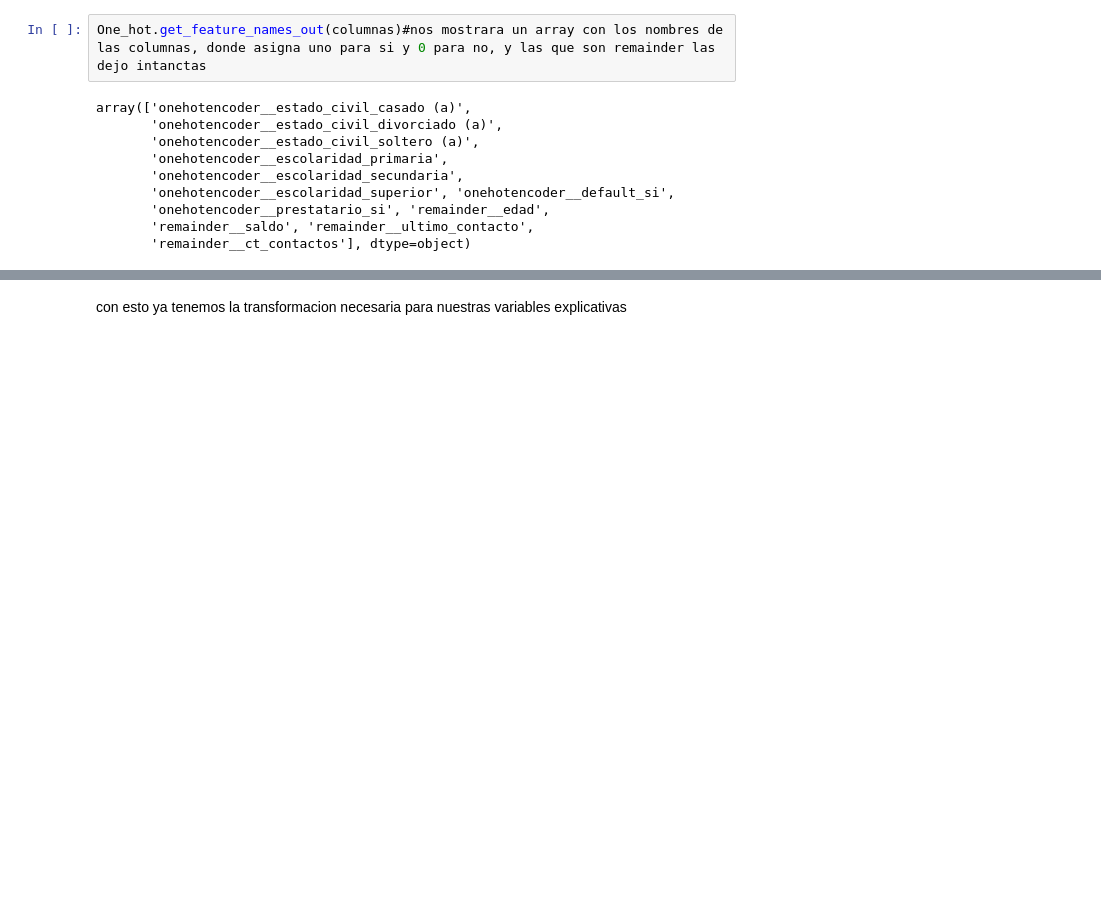
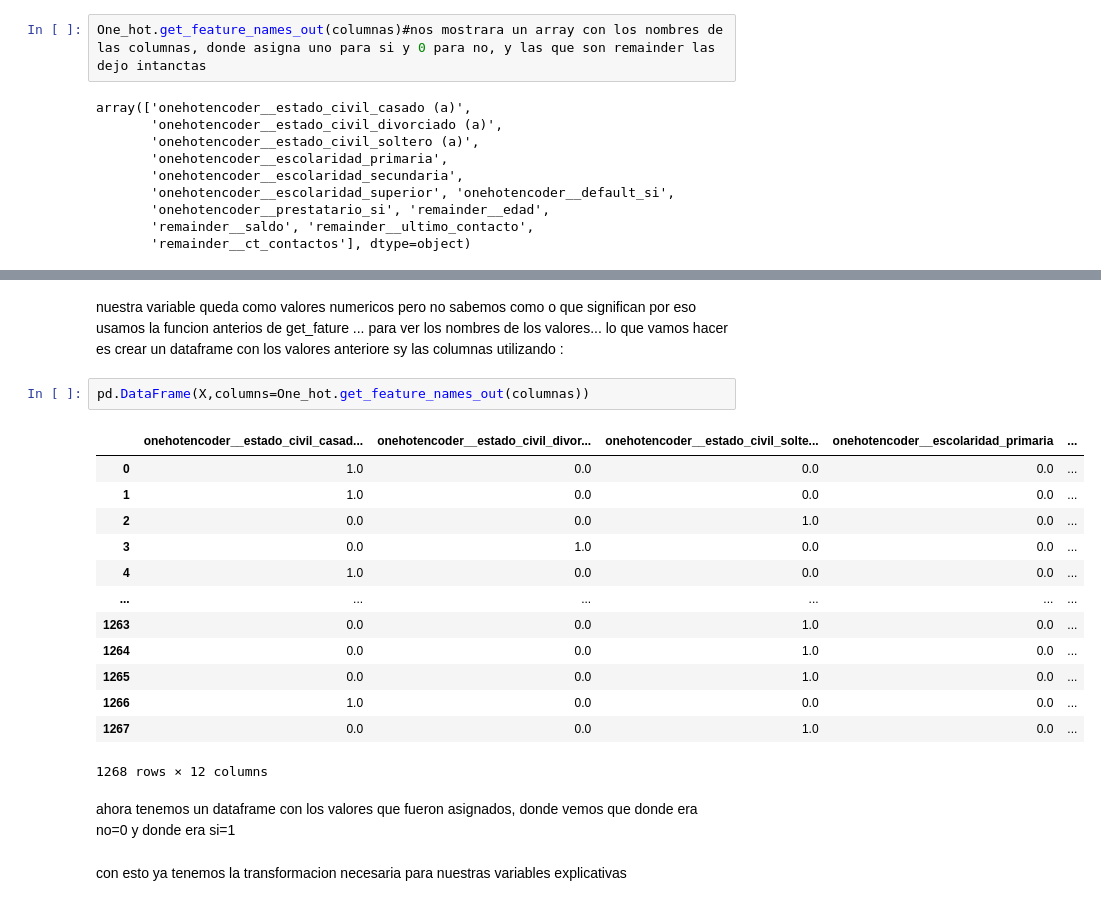
Before and after one commit to Kevincancino26/mis-notebook-de-estudio-, a Jupyter notebook: Clasificacion_primeros_pasos(Clasificación: aprendiendo a clasificar datos con Machine Learning).ipynb, the cells around one changed output, grey strips where cells are left out. Drawn from its saved outputs; the diff is of its cells as text; blank space fills up the shorter version.

```diff
--- a/Clasificacion_primeros_pasos(Clasificación: aprendiendo a clasificar datos con Machine Learning).ipynb
+++ b/Clasificacion_primeros_pasos(Clasificación: aprendiendo a clasificar datos con Machine Learning).ipynb
@@ -192,3 +215,23 @@ array(['onehotencoder__estado_civil_casado (a)',
+# %% [markdown]
+nuestra variable queda como valores numericos pero no sabemos como o que significan por eso usamos la funcion anterios de get_fature ... para ver los nombres de los valores... lo que vamos hacer es crear un dataframe con los valores anteriore sy las columnas utilizando :
+# %%
+pd.DataFrame(X,columns=One_hot.get_feature_names_out(columnas))
+# %% [output]
+|  | onehotencoder__estado_civil_casad... | onehotencoder__estado_civil_divor... | onehotencoder__estado_civil_solte... | onehotencoder__escolaridad_primaria | ... |
+| 0 | 1.0 | 0.0 | 0.0 | 0.0 | ... |
+| 1 | 1.0 | 0.0 | 0.0 | 0.0 | ... |
+| 2 | 0.0 | 0.0 | 1.0 | 0.0 | ... |
+| 3 | 0.0 | 1.0 | 0.0 | 0.0 | ... |
+| 4 | 1.0 | 0.0 | 0.0 | 0.0 | ... |
+| ... | ... | ... | ... | ... | ... |
+| 1263 | 0.0 | 0.0 | 1.0 | 0.0 | ... |
+| 1264 | 0.0 | 0.0 | 1.0 | 0.0 | ... |
+| 1265 | 0.0 | 0.0 | 1.0 | 0.0 | ... |
+| 1266 | 1.0 | 0.0 | 0.0 | 0.0 | ... |
+| 1267 | 0.0 | 0.0 | 1.0 | 0.0 | ... |
+1268 rows × 12 columns
+# %% [markdown]
+ahora tenemos un dataframe con los valores que fueron asignados, donde vemos que donde era no=0 y donde era si=1
 # %% [markdown]
 con esto ya tenemos la transformacion necesaria para nuestras variables explicativas
 # %% [markdown]
```
Also changed, not shown: parts of 7 cells of this notebook.
